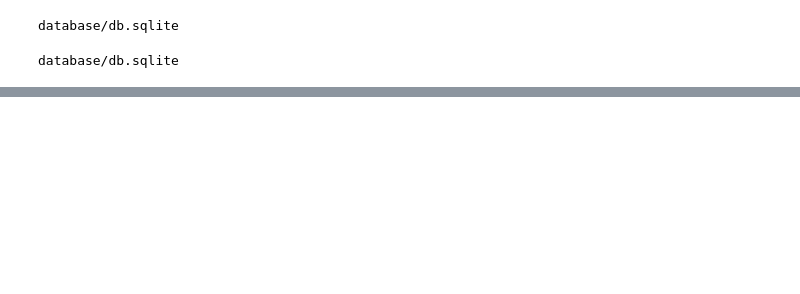
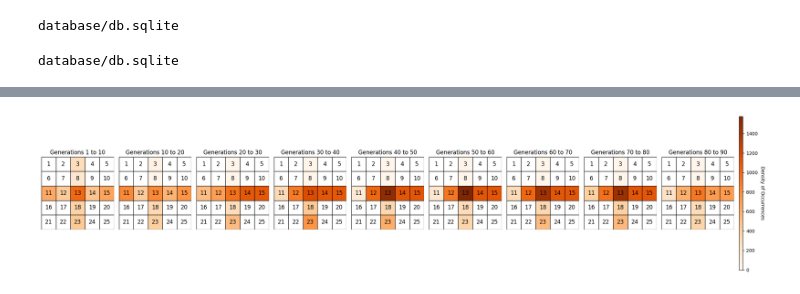
Before and after one commit to bobykhani/revolve2, a Jupyter notebook: experiments/optimize_modular_v2/analysis_v3.ipynb, the cells around one changed output, grey strips where cells are left out. Drawn from its saved outputs; the diff is of its cells as text; code cells hidden in the pictures; blank space fills up the shorter version.

```diff
--- a/experiments/optimize_modular_v2/analysis_v3.ipynb
+++ b/experiments/optimize_modular_v2/analysis_v3.ipynb
@@ -165,0 +325,78 @@ all_data_values.sort_values(by=['sum_mask'],ascending=False).head(10)
+# %%
+def compute_density_for_generations(full, spider_mask, start_gen, end_gen):
+    # Filter the DataFrame based on the provided range of generation_index
+    filtered_df = full[(full['generation_index'] >= start_gen) & (full['generation_index'] <= end_gen)]
+
+    # Compute density for the filtered data
+    density = compute_density(filtered_df, spider_mask)
+
+    return density
+# %%
+from matplotlib import gridspec
+
+def draw_grid_with_density_side_by_side_with_external_colorbar(full, spider_mask, generation_ranges, mask_ids):
+    # Number of subplots
+    num_subplots = len(generation_ranges)
+
+    # Create a single figure with GridSpec for better layout control
+    fig = plt.figure(figsize=(22, 5))
+    gs = gridspec.GridSpec(1, num_subplots + 1, width_ratios=[1]*num_subplots + [0.05])
+    axes = [plt.subplot(gs[i]) for i in range(num_subplots)]
+
+    max_global_density = 0  # To store the highest density across all subplots
+
+    # First pass to compute the global max density
+    for start_gen, end_gen in generation_ranges:
+        density = compute_density_for_generations(full, spider_mask, start_gen, end_gen)
+        max_density = max(density.values()) if density else 1
+        if max_density > max_global_density:
+            max_global_density = max_density
+
+    # Drawing the grids
+    for idx, (start_gen, end_gen) in enumerate(generation_ranges):
+        ax = axes[idx]
+
+        # Compute density for the specific generation range
+        density = compute_density_for_generations(full, spider_mask, start_gen, end_gen)
+
+        # Draw the grid for this subplot
+        for x in range(6):
+            ax.axhline(x, color='black', linewidth=1)
+            ax.axvline(x, color='black', linewidth=1)
+
+        labels = np.arange(1, 26).reshape(5, 5)
+        for i in range(5):
+            for j in range(5):
+                cell_id = labels[i, j]
+                if cell_id not in mask_ids:
+                    ax.add_patch(plt.Rectangle((j, 4-i), 1, 1, facecolor="white"))
+                else:
+                    count = density.get(cell_id, 0)
+                    color_intensity = count / max_global_density
+                    color = plt.cm.Oranges(color_intensity)
+                    ax.add_patch(plt.Rectangle((j, 4-i), 1, 1, facecolor=color))
+                ax.text(j+0.5, 4.5-i, str(cell_id), ha='center', va='center', fontsize=12, color="black")
+
+        ax.set_xlim(0, 5)
+        ax.set_ylim(0, 5)
+        ax.set_aspect('equal', 'box')
+        ax.axis('off')
+        ax.set_title(f"Generations {start_gen} to {end_gen}")
+
+    # Add a shared colorbar to the right side of the figure
+    cbar_ax = plt.subplot(gs[-1])
+    sm = plt.cm.ScalarMappable(cmap=plt.cm.Oranges, norm=plt.Normalize(vmin=0, vmax=max_global_density))
+    sm.set_array([])
+    cbar = plt.colorbar(sm, cax=cbar_ax, orientation='vertical')
+    cbar.set_label('Density of Occurrences', rotation=270, labelpad=15)
+
+    # Adjust spacing between subplots
+    plt.tight_layout()
+    plt.show()
+
+generation_ranges = [(1, 10), (10, 20), (20, 30), (30, 40), (40, 50), (50, 60), (60,70), (70, 80), (80, 90)]
+
+# Using the defined generation ranges to visualize
+draw_grid_with_density_side_by_side_with_external_colorbar(full, spider_mask, generation_ranges, mask_ids)
+# %% [output]
+[figure, added]
```
Also changed, not shown: parts of 9 cells of this notebook, 3 other files.
